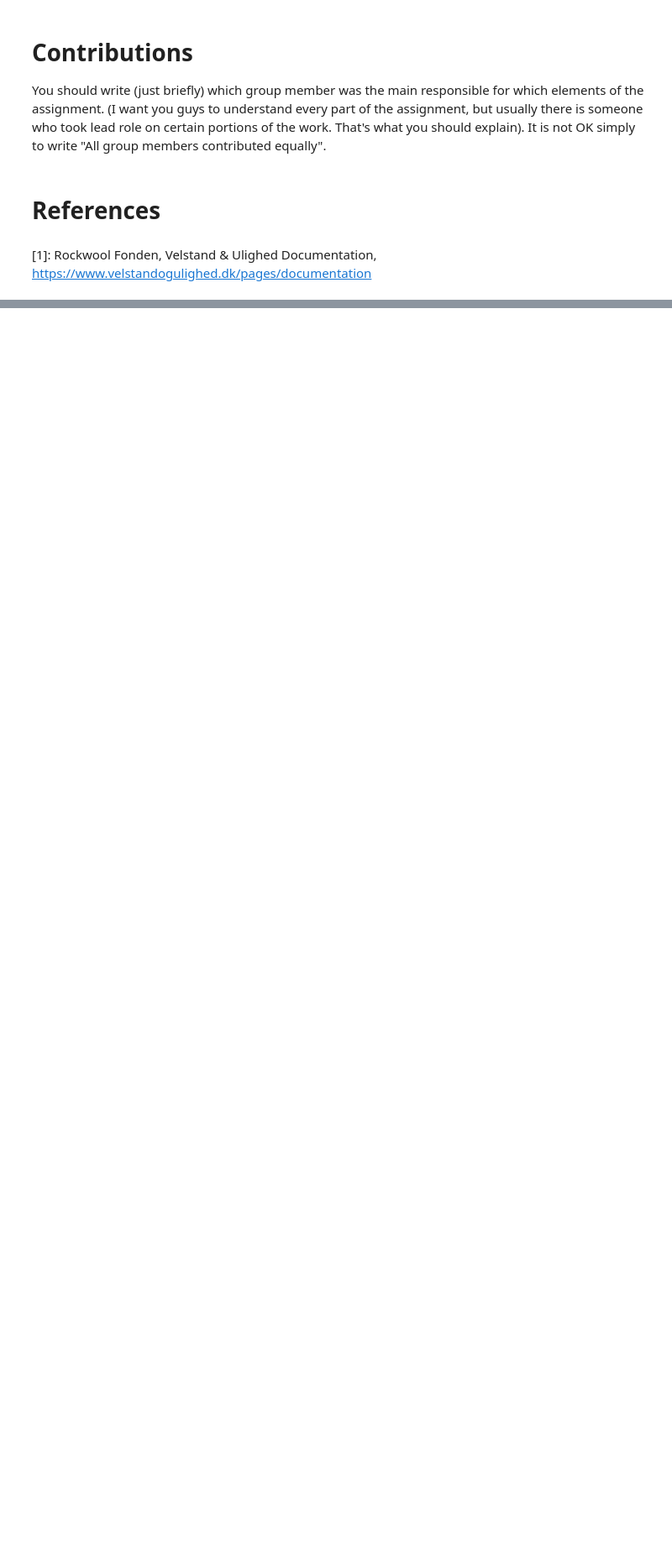
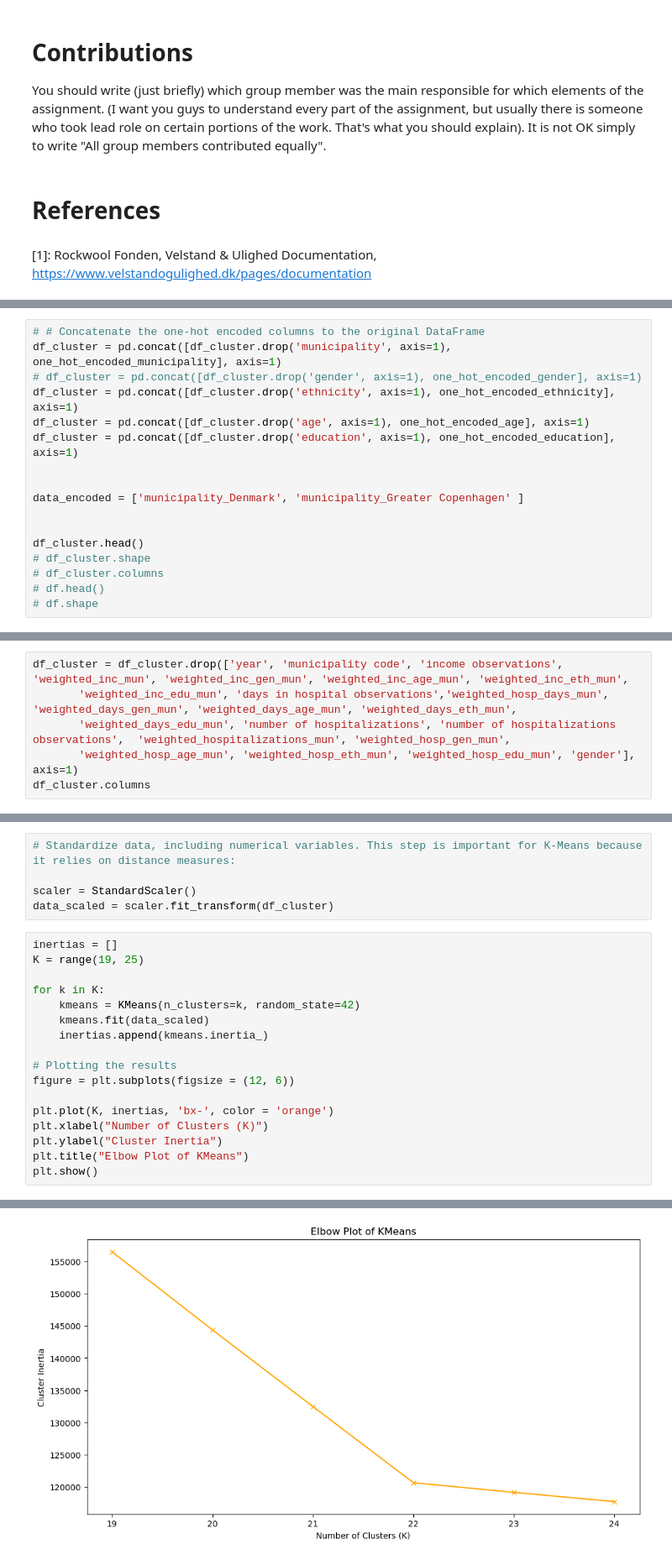
Before and after one commit to vivivaradi/socialdata2023, a Jupyter notebook: assignments/cph_vs_dk.ipynb, the cells around one changed output, grey strips where cells are left out. Shown at 84% size. Drawn from its saved outputs; the diff is of its cells as text; blank space fills up the shorter version.

Commit message:
K-means Clustering

```diff
--- a/assignments/cph_vs_dk.ipynb
+++ b/assignments/cph_vs_dk.ipynb
@@ -1057,0 +1082,17 @@ It is not OK simply to write "All group members contributed equally".
+# %%
+# # Concatenate the one-hot encoded columns to the original DataFrame
+df_cluster = pd.concat([df_cluster.drop('municipality', axis=1), one_hot_encoded_municipality], axis=1)
+# df_cluster = pd.concat([df_cluster.drop('gender', axis=1), one_hot_encoded_gender], axis=1)
+df_cluster = pd.concat([df_cluster.drop('ethnicity', axis=1), one_hot_encoded_ethnicity], axis=1)
+df_cluster = pd.concat([df_cluster.drop('age', axis=1), one_hot_encoded_age], axis=1)
+df_cluster = pd.concat([df_cluster.drop('education', axis=1), one_hot_encoded_education], axis=1)
+
+
+data_encoded = ['municipality_Denmark', 'municipality_Greater Copenhagen' ]
+
+
+df_cluster.head()
+# df_cluster.shape
+# df_cluster.columns
+# df.head()
+# df.shape
@@ -1057,0 +1107,6 @@ It is not OK simply to write "All group members contributed equally".
+# %%
+df_cluster = df_cluster.drop(['year', 'municipality code', 'income observations', 'weighted_inc_mun', 'weighted_inc_gen_mun', 'weighted_inc_age_mun', 'weighted_inc_eth_mun',
+       'weighted_inc_edu_mun', 'days in hospital observations','weighted_hosp_days_mun', 'weighted_days_gen_mun', 'weighted_days_age_mun', 'weighted_days_eth_mun',
+       'weighted_days_edu_mun', 'number of hospitalizations', 'number of hospitalizations observations',  'weighted_hospitalizations_mun', 'weighted_hosp_gen_mun',
+       'weighted_hosp_age_mun', 'weighted_hosp_eth_mun', 'weighted_hosp_edu_mun', 'gender'], axis=1)
+df_cluster.columns
@@ -1057,0 +1130,23 @@ It is not OK simply to write "All group members contributed equally".
+# %%
+# Standardize data, including numerical variables. This step is important for K-Means because it relies on distance measures:
+
+scaler = StandardScaler()
+data_scaled = scaler.fit_transform(df_cluster)
+# %%
+inertias = []
+K = range(19, 25)
+
+for k in K:
+    kmeans = KMeans(n_clusters=k, random_state=42)
+    kmeans.fit(data_scaled)
+    inertias.append(kmeans.inertia_)
+
+# Plotting the results
+figure = plt.subplots(figsize = (12, 6))
+
+plt.plot(K, inertias, 'bx-', color = 'orange')
+plt.xlabel("Number of Clusters (K)")
+plt.ylabel("Cluster Inertia")
+plt.title("Elbow Plot of KMeans")
+plt.show()
+# %% [output]
@@ -1057,0 +1154 @@ It is not OK simply to write "All group members contributed equally".
+[figure, added]
```
Also changed, not shown: parts of 16 cells of this notebook.
